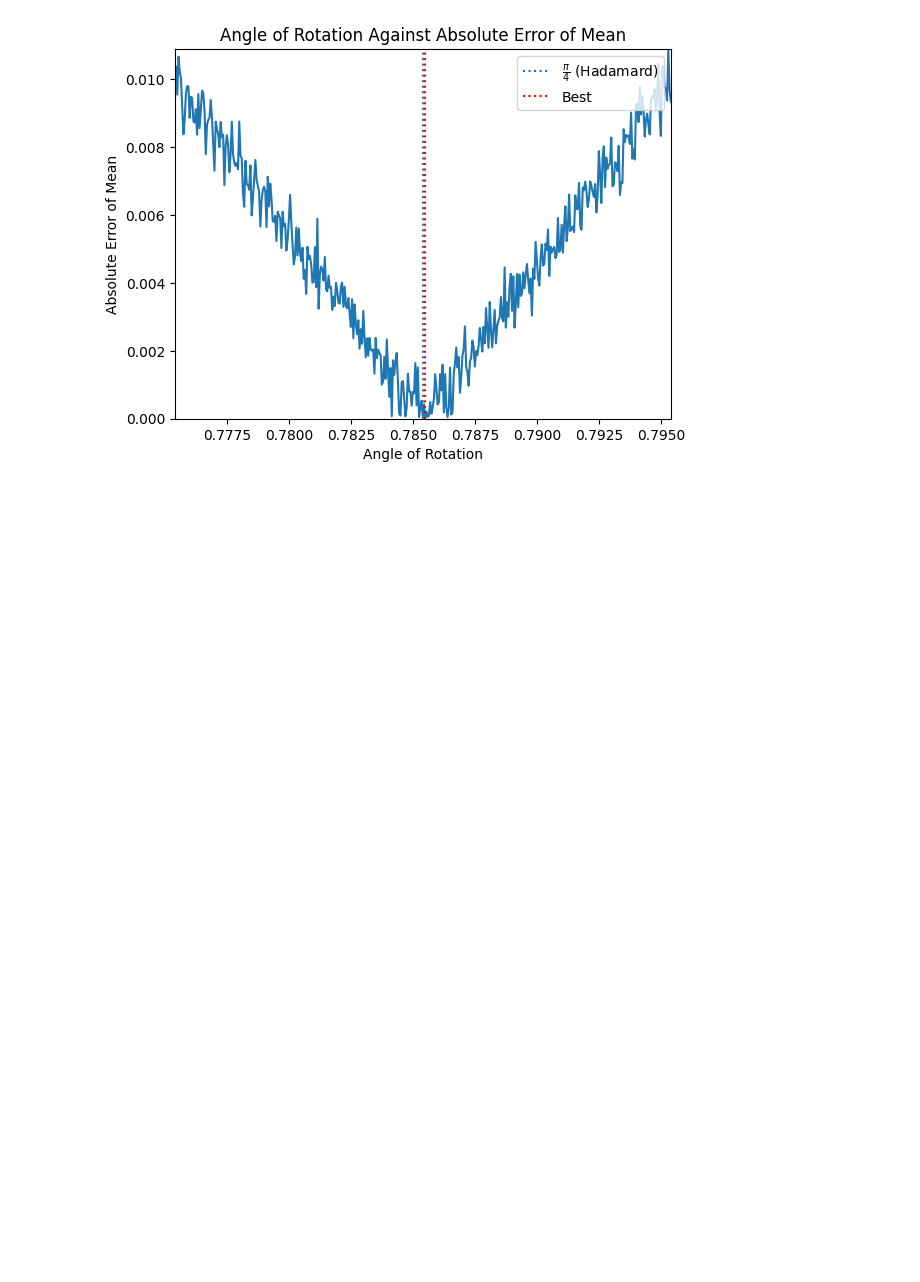
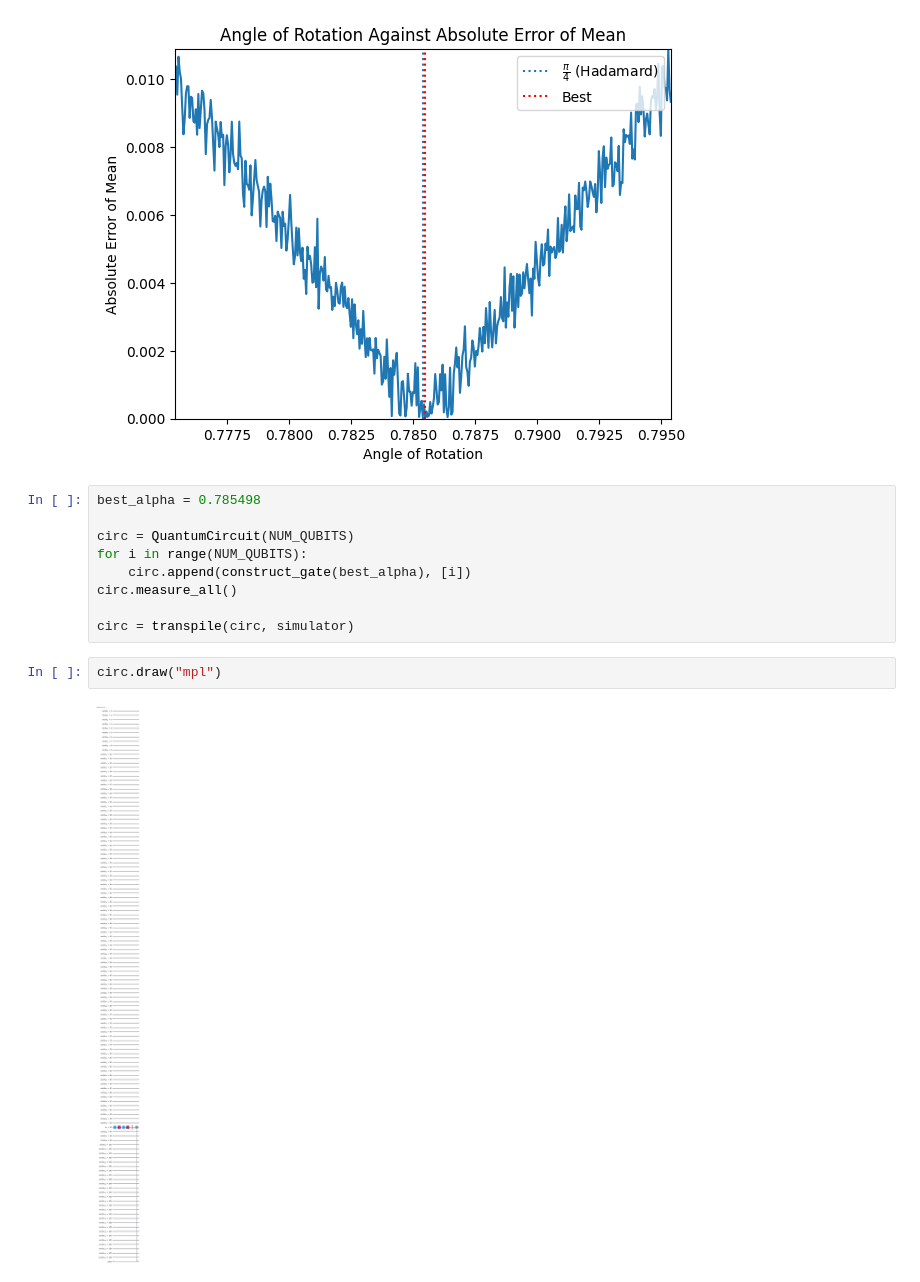
Before and after one commit to comp0031/QRNG, a Jupyter notebook: main.ipynb, the cells around one changed output. Drawn from its saved outputs; the diff is of its cells as text; blank space fills up the shorter version.

Commit message:
draw circuit

```diff
--- a/main.ipynb
+++ b/main.ipynb
@@ -78,3 +78,16 @@ plt.ylim((0, max(absolute_err_of_mean)))
 Best Alpha Found: 0.785498 (error: 0.000030)
 (0.0, 0.010889000000000038)
 [figure]
+# %%
+best_alpha = 0.785498
+
+circ = QuantumCircuit(NUM_QUBITS)
+for i in range(NUM_QUBITS):
+    circ.append(construct_gate(best_alpha), [i])
+circ.measure_all()
+
+circ = transpile(circ, simulator)
+# %%
+circ.draw("mpl")
+# %% [output]
+[figure, added]
```
